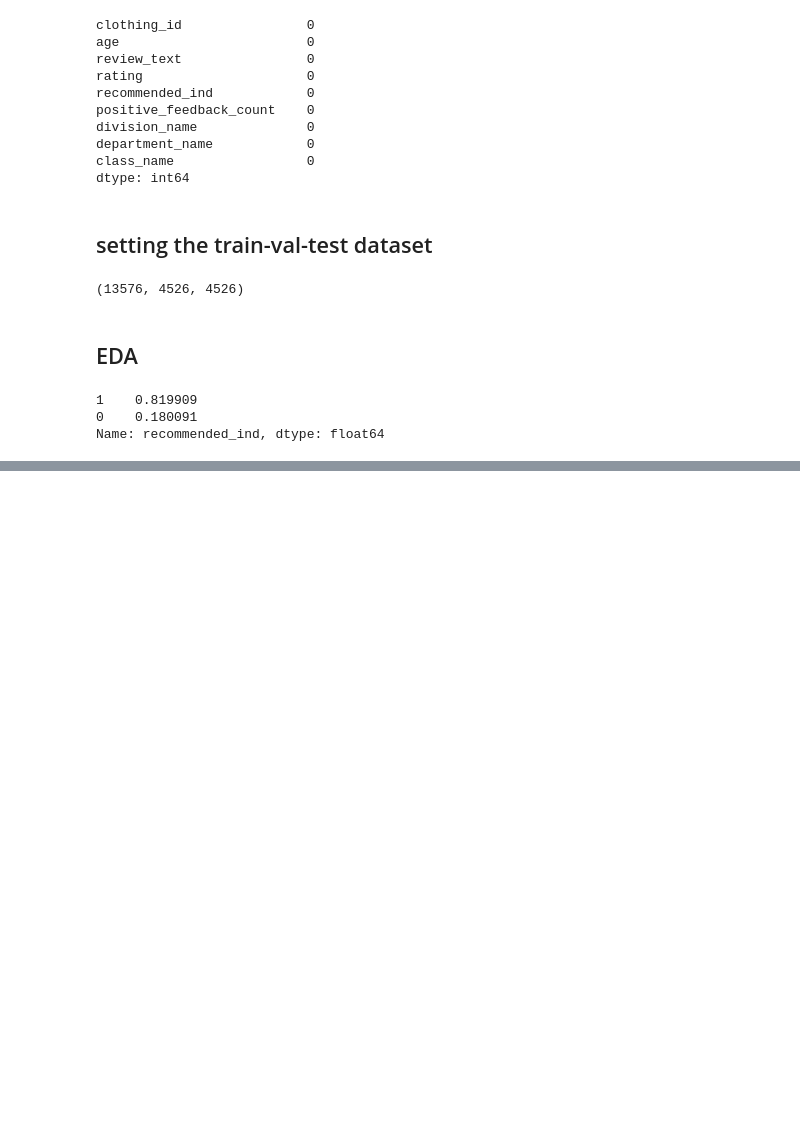
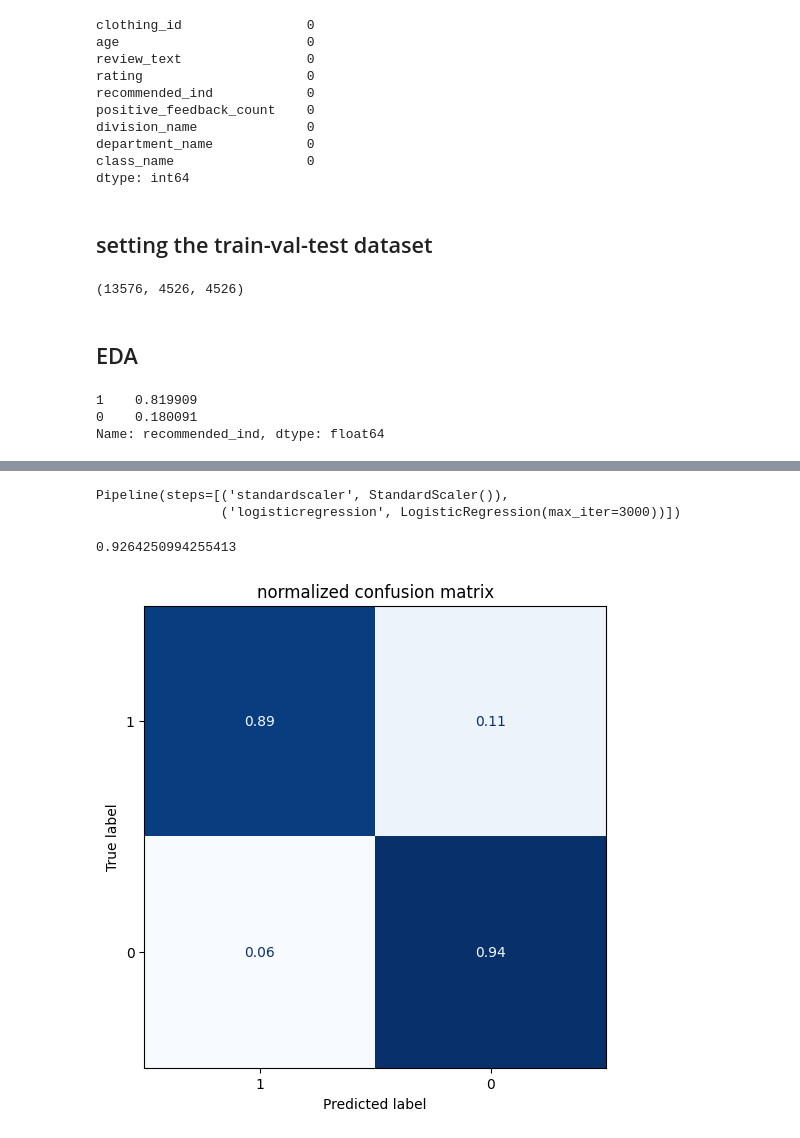
Before and after one commit to juanxo90/ml-zoomcamp, a Jupyter notebook: mid-term-project/cloth_recommendation.ipynb, the cells around one changed output, grey strips where cells are left out. Drawn from its saved outputs; the diff is of its cells as text; code cells hidden in the pictures; blank space fills up the shorter version.

Commit message:
logistic regression with hidden layers

```diff
--- a/mid-term-project/cloth_recommendation.ipynb
+++ b/mid-term-project/cloth_recommendation.ipynb
@@ -125,0 +227,3 @@ X_train_resampled[X_train_resampled.review_text.duplicated(keep=False)].sort_val
+# %%
+hidden_train = np.array(reviews_hidden['hidden_state'])
+hidden_val = np.array(reviews_hidden_val['hidden_state'])
@@ -125,0 +244,9 @@ X_train_resampled[X_train_resampled.review_text.duplicated(keep=False)].sort_val
+# %%
+X_train_all = np.concatenate((X_train, hidden_train), axis = 1)
+X_val_all = np.concatenate((X_val, hidden_val), axis = 1)
+# %%
+pipe = make_pipeline(StandardScaler(), LogisticRegression(max_iter=3000))
+pipe.fit(X_train_all, y_train_resampled)
+# %% [output]
+Pipeline(steps=[('standardscaler', StandardScaler()),
+                ('logisticregression', LogisticRegression(max_iter=3000))])
@@ -125,0 +259,23 @@ X_train_resampled[X_train_resampled.review_text.duplicated(keep=False)].sort_val
+# %%
+(y_val == recommendation).mean()
+# %% [output]
+0.9264250994255413
+# %%
+## generating the cnfusion matrix for our classifier
+from sklearn.metrics import ConfusionMatrixDisplay, confusion_matrix
+import matplotlib.pyplot as plt
+
+def plot_confusion_matrix(y_preds, y_true, labels):
+    cm = confusion_matrix(y_true, y_preds, normalize='true')
+    fig, ax = plt.subplots(figsize=(6,6))
+    disp = ConfusionMatrixDisplay(confusion_matrix=cm, display_labels=labels)
+    disp.plot(cmap='Blues', values_format='.2f', ax=ax, colorbar=False)
+    plt.title("normalized confusion matrix")
+    plt.show()
+# %%
+labels = data.recommended_ind.unique()
+
+y_preds = pipe.predict(X_val_all)
+plot_confusion_matrix(y_preds, y_val, labels)
+# %% [output]
+[figure, added]
```
Also changed, not shown: parts of 38 cells of this notebook, 1 other file.
